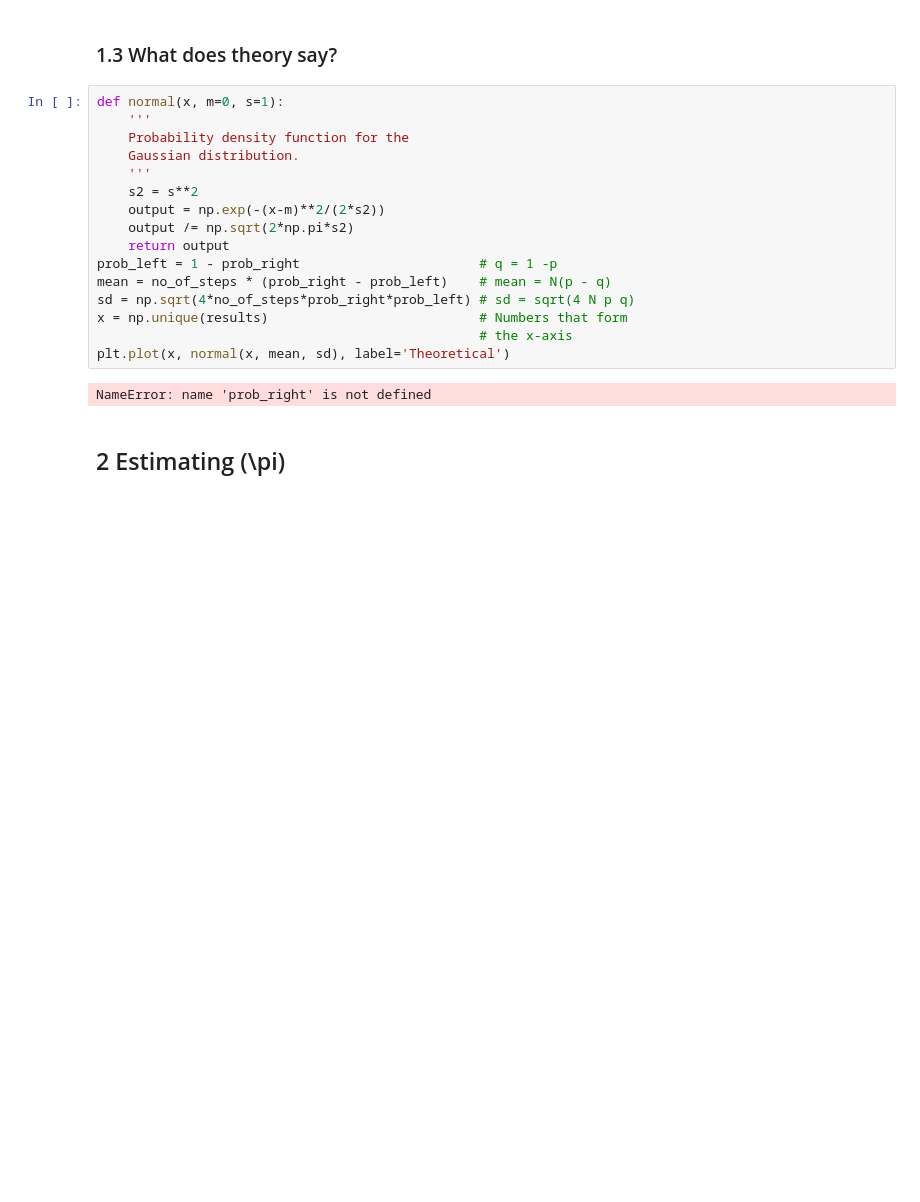
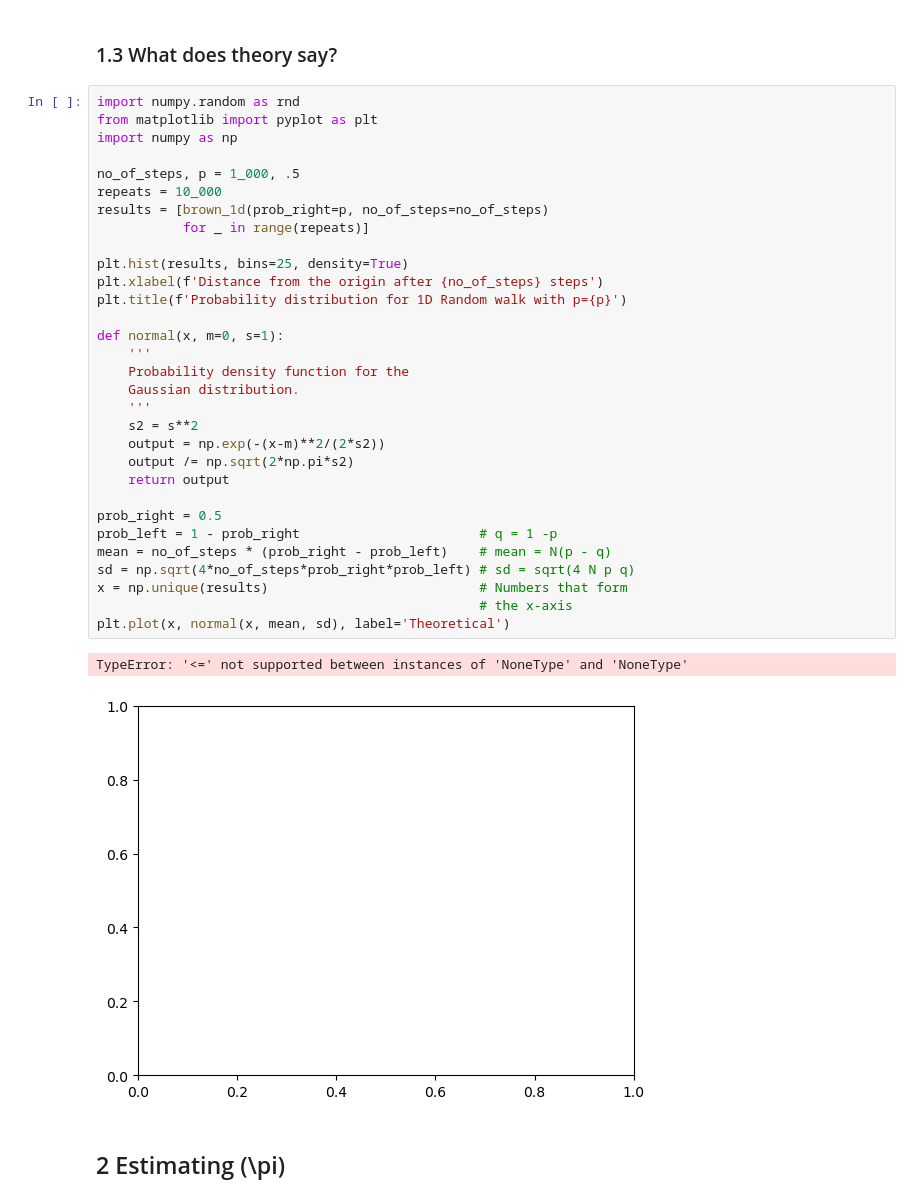
Before and after one commit to SPS-SP2273/learning-portfolio-adelefoo27, a Jupyter notebook: random numbers/random_numbers_(good).ipynb, the cells around one changed output. Drawn from its saved outputs; the diff is of its cells as text; blank space fills up the shorter version.

```diff
--- a/random numbers/random_numbers_(good).ipynb
+++ b/random numbers/random_numbers_(good).ipynb
@@ -83,23 +83,39 @@ Text(0.5, 1.0, 'Probability distribution for 1D Random walk with p=0.5')
 # %% [markdown]
 ### 1.3 What does theory say?
 # %%
+import numpy.random as rnd
+from matplotlib import pyplot as plt
+import numpy as np
+
+no_of_steps, p = 1_000, .5
+repeats = 10_000
+results = [brown_1d(prob_right=p, no_of_steps=no_of_steps)
+           for _ in range(repeats)]
+
+plt.hist(results, bins=25, density=True)
+plt.xlabel(f'Distance from the origin after {no_of_steps} steps')
+plt.title(f'Probability distribution for 1D Random walk with p={p}')
+
 def normal(x, m=0, s=1):
     '''
     Probability density function for the
     Gaussian distribution.
     '''
     s2 = s**2
     output = np.exp(-(x-m)**2/(2*s2))
     output /= np.sqrt(2*np.pi*s2)
     return output
+
+prob_right = 0.5
 prob_left = 1 - prob_right                       # q = 1 -p
 mean = no_of_steps * (prob_right - prob_left)    # mean = N(p - q)
 sd = np.sqrt(4*no_of_steps*prob_right*prob_left) # sd = sqrt(4 N p q)
 x = np.unique(results)                           # Numbers that form
                                                  # the x-axis
 plt.plot(x, normal(x, mean, sd), label='Theoretical')
 # %% [output]
-NameError: name 'prob_right' is not defined
+TypeError: '<=' not supported between instances of 'NoneType' and 'NoneType'
+[figure, added]
 # %% [markdown]
 ## 2 Estimating \(\pi\)
 # %% [markdown]
```
Also changed, not shown: parts of 2 cells of this notebook, 1 other file.
